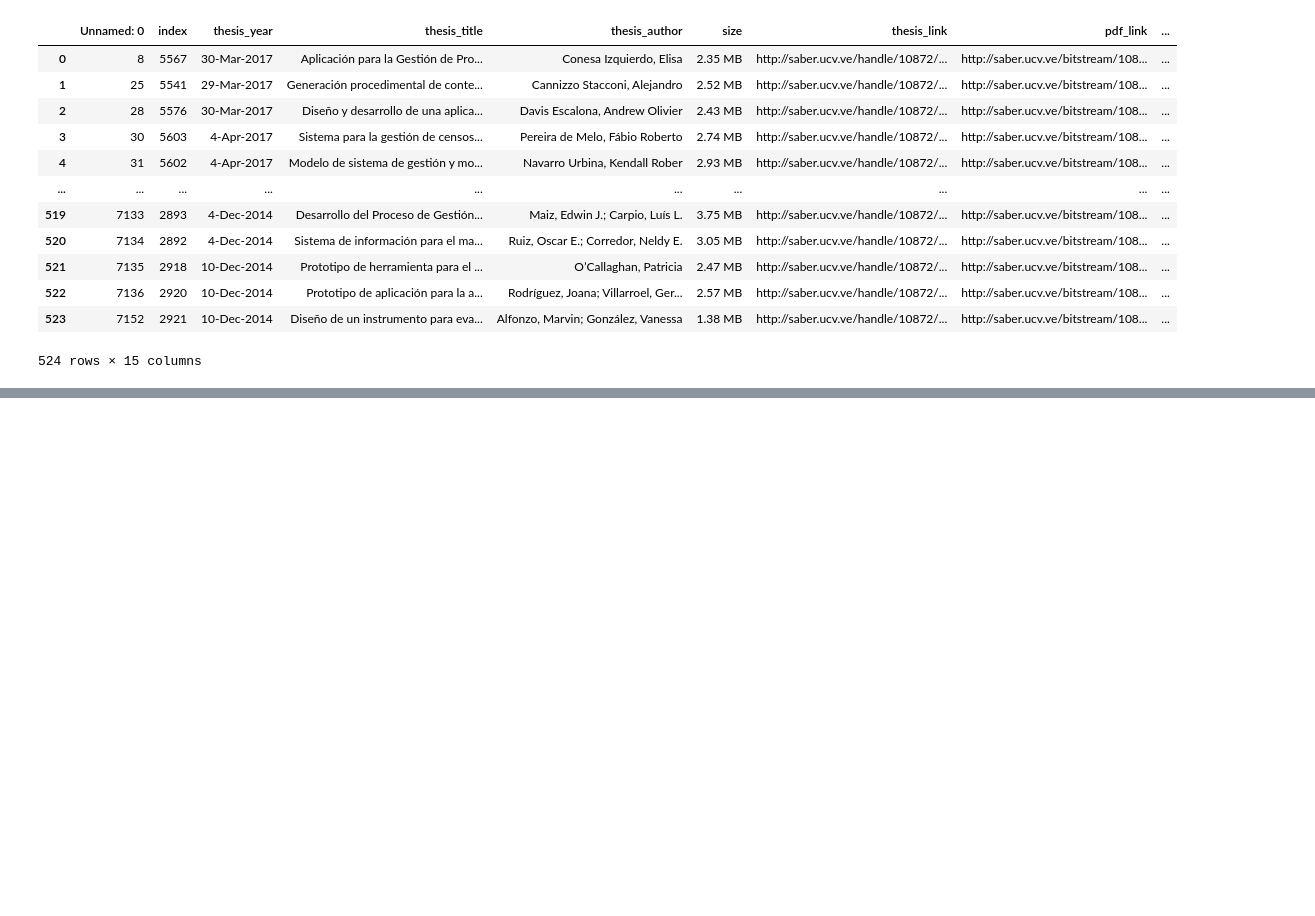
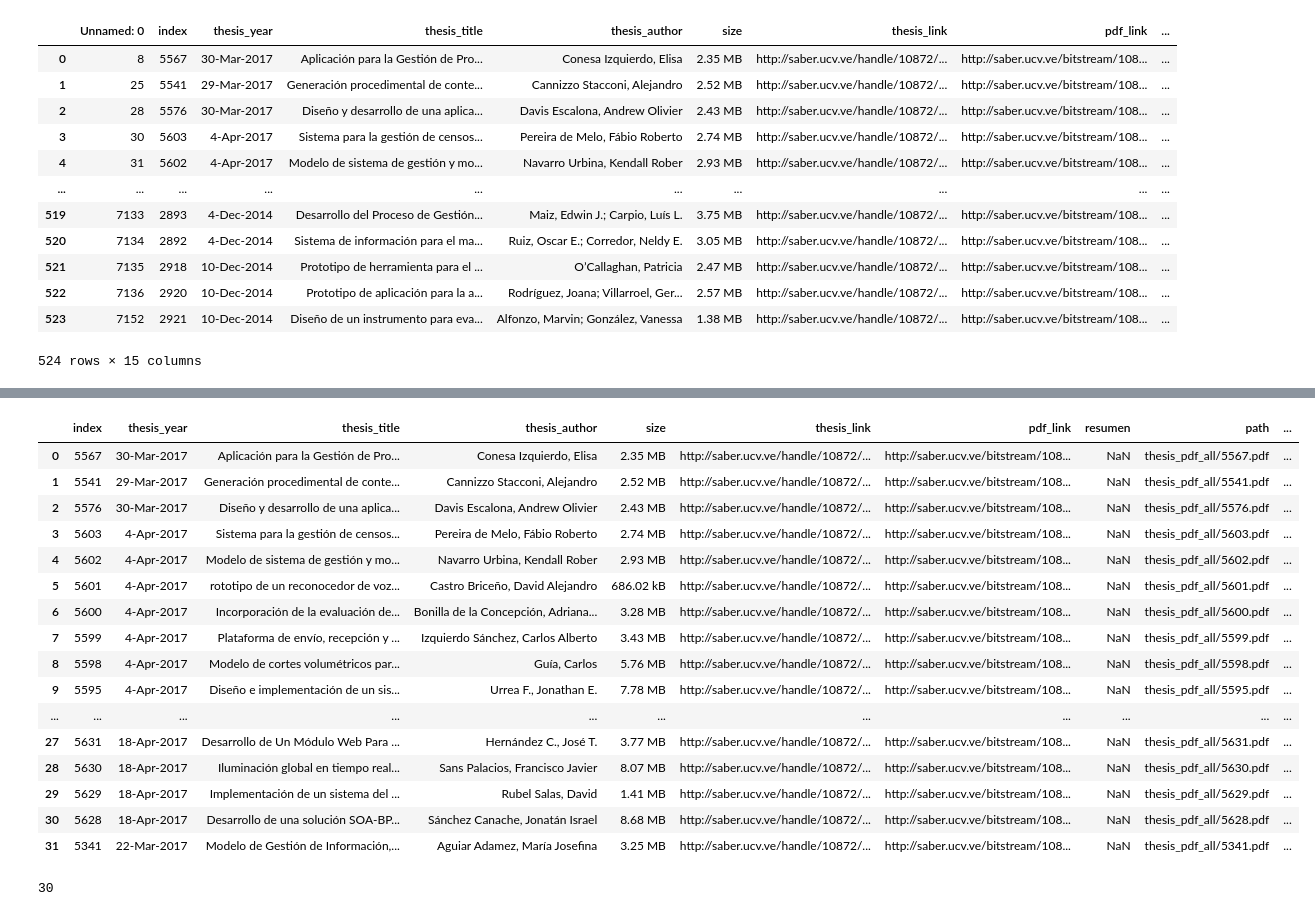
Before and after one commit to HighDeFing/thesis_v4, a Jupyter notebook: notebooks/select_files_to_upload.ipynb, the cells around one changed output, grey strips where cells are left out. Cells and saved outputs as stored; diff of their text form; code cells hidden in the pictures; blank space fills up the shorter version.

Commit message:
evaluando modelos

```diff
--- a/notebooks/select_files_to_upload.ipynb
+++ b/notebooks/select_files_to_upload.ipynb
@@ -19,4 +19,5 @@ df
 | 523 | 7152 | 2921 | 10-Dec-2014 | Diseño de un instrumento para eva... | Alfonzo, Marvin; González, Vanessa | 1.38 MB | http://saber.ucv.ve/handle/10872/... | http://saber.ucv.ve/bitstream/108... | ... |
 524 rows × 15 columns
 # %%
-all_files_index = [5567, 5541, 5496, 5501, 5538, 5576, 5577, 5583, 5589, ]
+all_files_index = [5567, 5541, 5496, 5501, 5538, 5576, 5577, 5583, 5589, 5590, 5592, 5593, 5594, 5595, 5598, 5599, 5600,
+                  5601, 5602, 5603, 5725, 5726, 5727, 5728, 5628, 5629, 5630, 5631, 5341, 5633]
@@ -22,0 +28,3 @@ all_files_index = [5567, 5541, 5496, 5501, 5538, 5576, 5577, 5583, 5589, ]
+# %%
+df = df.iloc[: , 1:] #delete first column
+df
@@ -22,0 +45,25 @@ all_files_index = [5567, 5541, 5496, 5501, 5538, 5576, 5577, 5583, 5589, ]
+# %%
+seletec_df = df[df['index'].isin(all_files_index)]
+seletec_df
+# %% [output]
+|  | index | thesis_year | thesis_title | thesis_author | size | thesis_link | pdf_link | resumen | path | ... |
+| 0 | 5567 | 30-Mar-2017 | Aplicación para la Gestión de Pro... | Conesa Izquierdo, Elisa | 2.35 MB | http://saber.ucv.ve/handle/10872/... | http://saber.ucv.ve/bitstream/108... | NaN | thesis_pdf_all/5567.pdf | ... |
+| 1 | 5541 | 29-Mar-2017 | Generación procedimental de conte... | Cannizzo Stacconi, Alejandro | 2.52 MB | http://saber.ucv.ve/handle/10872/... | http://saber.ucv.ve/bitstream/108... | NaN | thesis_pdf_all/5541.pdf | ... |
+| 2 | 5576 | 30-Mar-2017 | Diseño y desarrollo de una aplica... | Davis Escalona, Andrew Olivier | 2.43 MB | http://saber.ucv.ve/handle/10872/... | http://saber.ucv.ve/bitstream/108... | NaN | thesis_pdf_all/5576.pdf | ... |
+| 3 | 5603 | 4-Apr-2017 | Sistema para la gestión de censos... | Pereira de Melo, Fábio Roberto | 2.74 MB | http://saber.ucv.ve/handle/10872/... | http://saber.ucv.ve/bitstream/108... | NaN | thesis_pdf_all/5603.pdf | ... |
+| 4 | 5602 | 4-Apr-2017 | Modelo de sistema de gestión y mo... | Navarro Urbina, Kendall Rober | 2.93 MB | http://saber.ucv.ve/handle/10872/... | http://saber.ucv.ve/bitstream/108... | NaN | thesis_pdf_all/5602.pdf | ... |
+| 5 | 5601 | 4-Apr-2017 | rototipo de un reconocedor de voz... | Castro Briceño, David Alejandro | 686.02 kB | http://saber.ucv.ve/handle/10872/... | http://saber.ucv.ve/bitstream/108... | NaN | thesis_pdf_all/5601.pdf | ... |
+| 6 | 5600 | 4-Apr-2017 | Incorporación de la evaluación de... | Bonilla de la Concepción, Adriana... | 3.28 MB | http://saber.ucv.ve/handle/10872/... | http://saber.ucv.ve/bitstream/108... | NaN | thesis_pdf_all/5600.pdf | ... |
+| 7 | 5599 | 4-Apr-2017 | Plataforma de envío, recepción y ... | Izquierdo Sánchez, Carlos Alberto | 3.43 MB | http://saber.ucv.ve/handle/10872/... | http://saber.ucv.ve/bitstream/108... | NaN | thesis_pdf_all/5599.pdf | ... |
+| 8 | 5598 | 4-Apr-2017 | Modelo de cortes volumétricos par... | Guía, Carlos | 5.76 MB | http://saber.ucv.ve/handle/10872/... | http://saber.ucv.ve/bitstream/108... | NaN | thesis_pdf_all/5598.pdf | ... |
+| 9 | 5595 | 4-Apr-2017 | Diseño e implementación de un sis... | Urrea F., Jonathan E. | 7.78 MB | http://saber.ucv.ve/handle/10872/... | http://saber.ucv.ve/bitstream/108... | NaN | thesis_pdf_all/5595.pdf | ... |
+| ... | ... | ... | ... | ... | ... | ... | ... | ... | ... | ... |
+| 27 | 5631 | 18-Apr-2017 | Desarrollo de Un Módulo Web Para ... | Hernández C., José T. | 3.77 MB | http://saber.ucv.ve/handle/10872/... | http://saber.ucv.ve/bitstream/108... | NaN | thesis_pdf_all/5631.pdf | ... |
+| 28 | 5630 | 18-Apr-2017 | Iluminación global en tiempo real... | Sans Palacios, Francisco Javier | 8.07 MB | http://saber.ucv.ve/handle/10872/... | http://saber.ucv.ve/bitstream/108... | NaN | thesis_pdf_all/5630.pdf | ... |
+| 29 | 5629 | 18-Apr-2017 | Implementación de un sistema del ... | Rubel Salas, David | 1.41 MB | http://saber.ucv.ve/handle/10872/... | http://saber.ucv.ve/bitstream/108... | NaN | thesis_pdf_all/5629.pdf | ... |
+| 30 | 5628 | 18-Apr-2017 | Desarrollo de una solución SOA-BP... | Sánchez Canache, Jonatán Israel | 8.68 MB | http://saber.ucv.ve/handle/10872/... | http://saber.ucv.ve/bitstream/108... | NaN | thesis_pdf_all/5628.pdf | ... |
+| 31 | 5341 | 22-Mar-2017 | Modelo de Gestión de Información,... | Aguiar Adamez, María Josefina | 3.25 MB | http://saber.ucv.ve/handle/10872/... | http://saber.ucv.ve/bitstream/108... | NaN | thesis_pdf_all/5341.pdf | ... |
+# %%
+len(seletec_df)
+# %% [output]
+30
```
Also changed, not shown: parts of 3 cells of this notebook, 7 other files.
